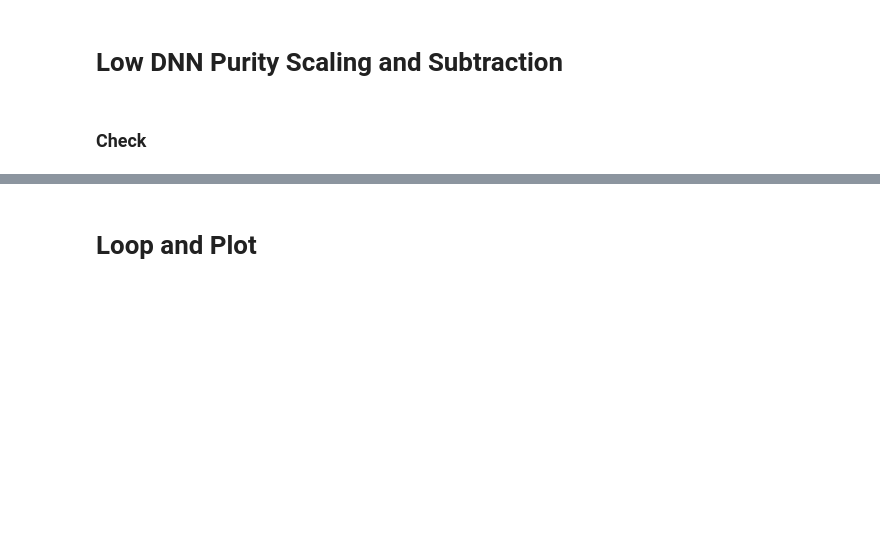
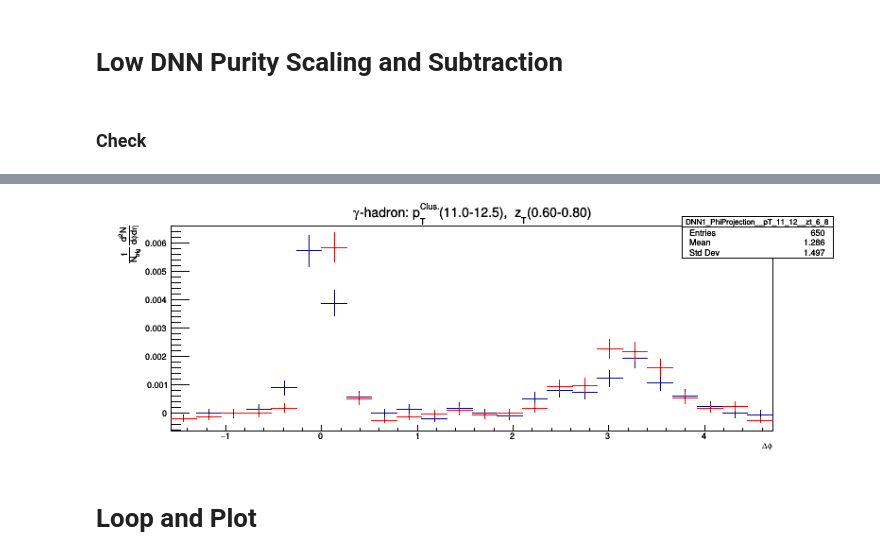
Before and after one commit to miguelignacio/CorrelationAnalysis, a Jupyter notebook: NtupleAnalysis/correlation.ipynb, the cells around one changed output, grey strips where cells are left out. Drawn from its saved outputs; the diff is of its cells as text; code cells hidden in the pictures; blank space fills up the shorter version.

```diff
--- a/NtupleAnalysis/correlation.ipynb
+++ b/NtupleAnalysis/correlation.ipynb
@@ -126,7 +125,6 @@ def GetBKGsubtracted(filename, ptbin, ztbin, doZYAM=True, doSubtraction=True):
 # %%
 DoSubtraction = False
 c = ROOT.TCanvas("c","c",800,300)
-ROOT.enableJSVis()
 hsig,hbkd = GetBKGsubtracted(RootFile,1,4,True,DoSubtraction)
 hsig.Draw()
 if not(DoSubtraction):
@@ -139,3 +136,4 @@ c.Draw()
+[figure, added]
 # %% [markdown]
 # Loop and Plot
 # %%
```
Also changed, not shown: parts of 5 cells of this notebook, 16 other files.
